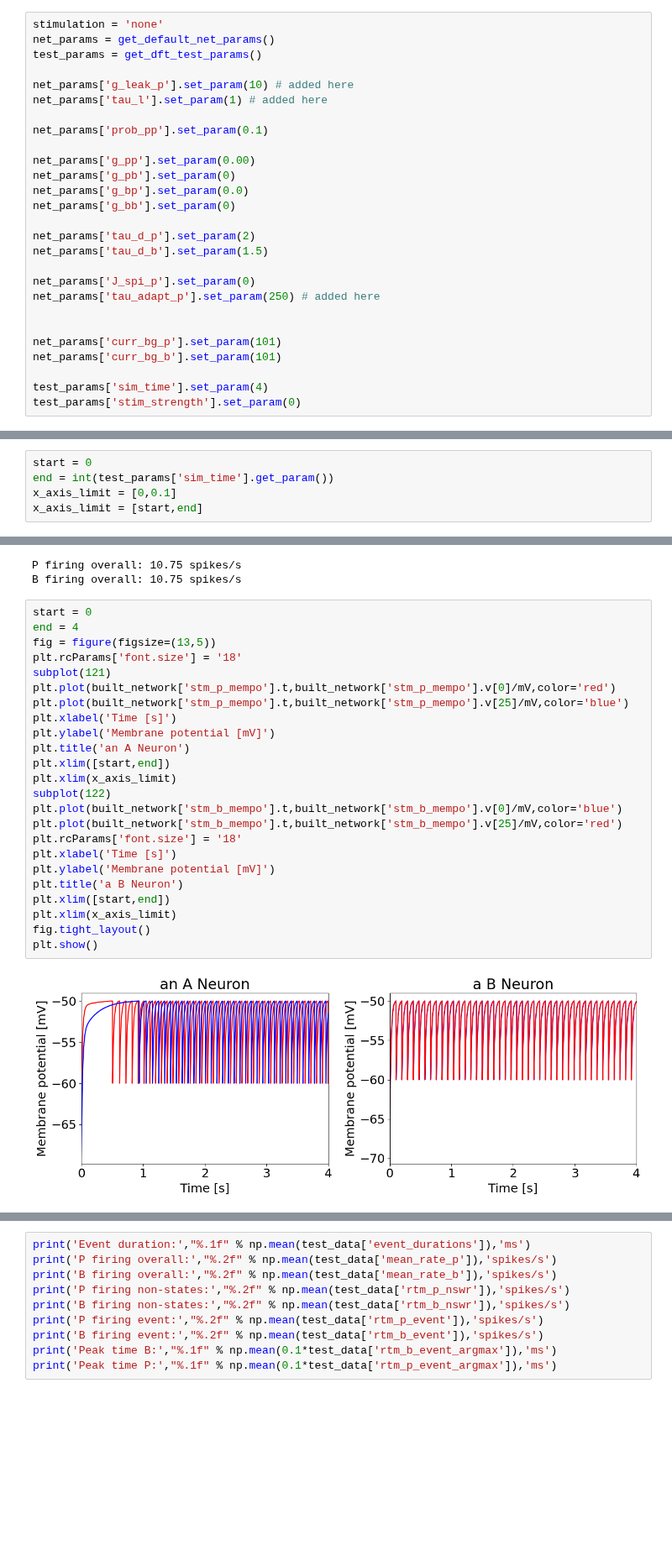
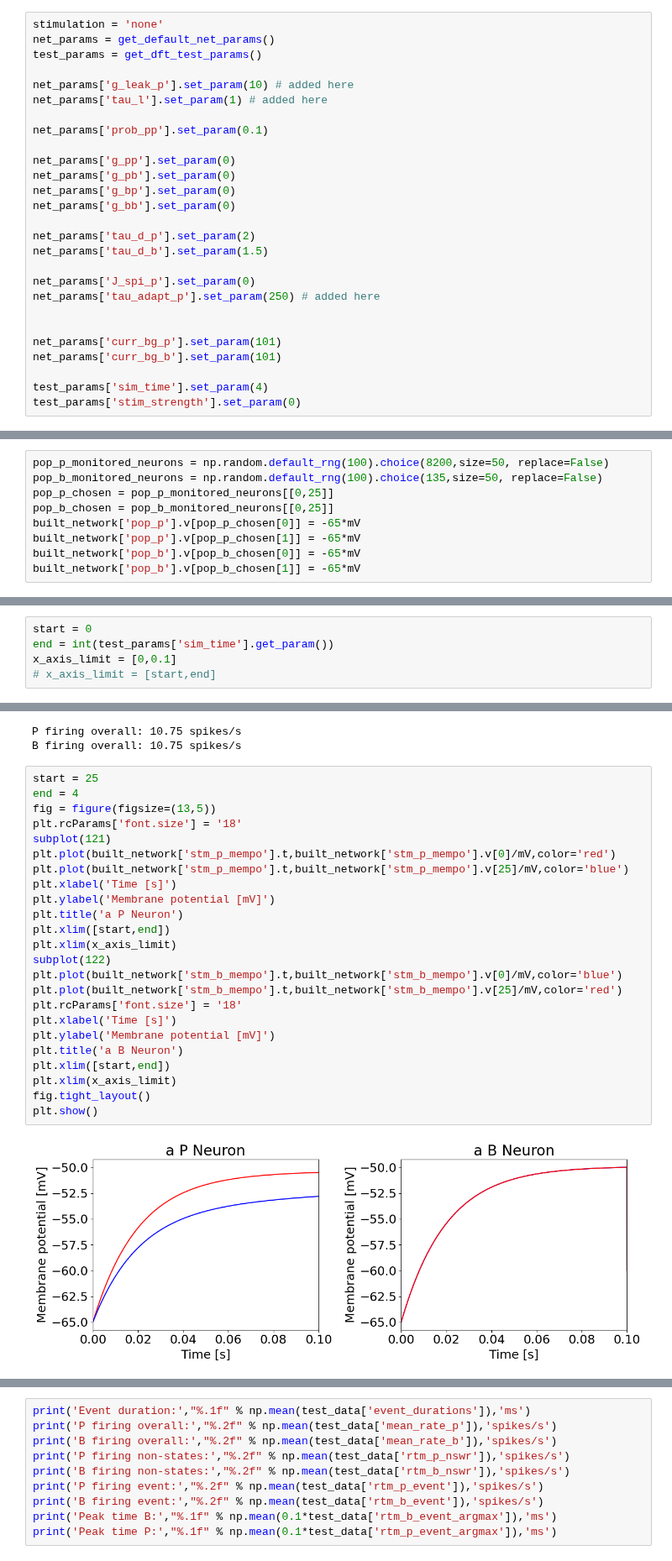
Before and after one commit to SahandSM/SWR, a Jupyter notebook: Main.ipynb, the cells around one changed output, grey strips where cells are left out. Shown at 84% size. Saved outputs shown, nothing was run; the diff lists cells and outputs as text; blank space fills up the shorter version.

Commit message:
equal initial potential of two neuron in each pop.

```diff
--- a/Main.ipynb
+++ b/Main.ipynb
@@ -16,9 +16,9 @@ net_params['tau_l'].set_param(1) # added here
 
 net_params['prob_pp'].set_param(0.1)
 
-net_params['g_pp'].set_param(0.00)
+net_params['g_pp'].set_param(0)
 net_params['g_pb'].set_param(0)
-net_params['g_bp'].set_param(0.0)
+net_params['g_bp'].set_param(0)
 net_params['g_bb'].set_param(0)
 
 net_params['tau_d_p'].set_param(2)
@@ -36 +47,10 @@ test_params['stim_strength'].set_param(0)
+# %%
+pop_p_monitored_neurons = np.random.default_rng(100).choice(8200,size=50, replace=False)
+pop_b_monitored_neurons = np.random.default_rng(100).choice(135,size=50, replace=False)
+pop_p_chosen = pop_p_monitored_neurons[[0,25]]
+pop_b_chosen = pop_b_monitored_neurons[[0,25]]
+built_network['pop_p'].v[pop_p_chosen[0]] = -65*mV
+built_network['pop_p'].v[pop_p_chosen[1]] = -65*mV
+built_network['pop_b'].v[pop_b_chosen[0]] = -65*mV
+built_network['pop_b'].v[pop_b_chosen[1]] = -65*mV
 # %%
@@ -56,7 +69,7 @@ Starting simulation at t=2. s for a duration of 4. s
 start = 0
 end = int(test_params['sim_time'].get_param())
 x_axis_limit = [0,0.1]
-x_axis_limit = [start,end]
+# x_axis_limit = [start,end]
 # %%
 fig = figure(figsize=(13,5))
 plt.rcParams['font.size'] = '18'
@@ -85,28 +98,28 @@ print('B firing overall:',"%.2f" % np.mean(test_data['mean_rate_b']),'spikes/s')
 P firing overall: 10.75 spikes/s
 B firing overall: 10.75 spikes/s
 # %%
-start = 0
+start = 25
 end = 4
 fig = figure(figsize=(13,5))
 plt.rcParams['font.size'] = '18'
 subplot(121)
 plt.plot(built_network['stm_p_mempo'].t,built_network['stm_p_mempo'].v[0]/mV,color='red')
 plt.plot(built_network['stm_p_mempo'].t,built_network['stm_p_mempo'].v[25]/mV,color='blue')
 plt.xlabel('Time [s]')
 plt.ylabel('Membrane potential [mV]')
-plt.title('an A Neuron')
+plt.title('a P Neuron')
 plt.xlim([start,end])
 plt.xlim(x_axis_limit)
 subplot(122)
 plt.plot(built_network['stm_b_mempo'].t,built_network['stm_b_mempo'].v[0]/mV,color='blue')
 plt.plot(built_network['stm_b_mempo'].t,built_network['stm_b_mempo'].v[25]/mV,color='red')
 plt.rcParams['font.size'] = '18'
 plt.xlabel('Time [s]')
 plt.ylabel('Membrane potential [mV]')
 plt.title('a B Neuron')
 plt.xlim([start,end])
 plt.xlim(x_axis_limit)
 fig.tight_layout()
 plt.show()
 # %% [output]
-[figure, old version]
+[figure, new version]
```
Also changed, not shown: parts of 8 cells of this notebook, 1 other file.
